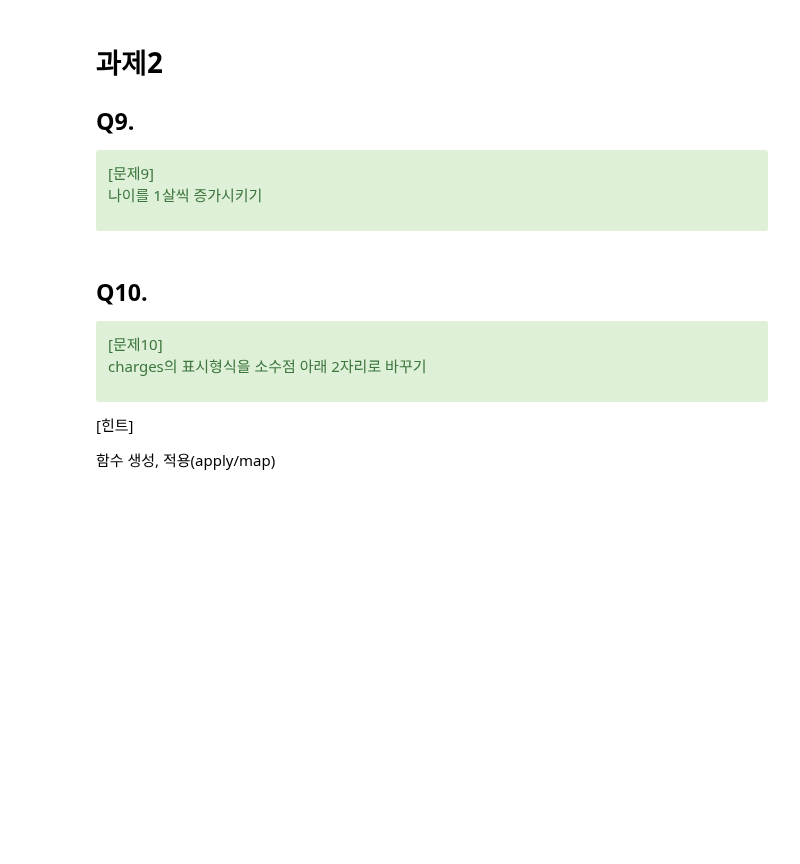
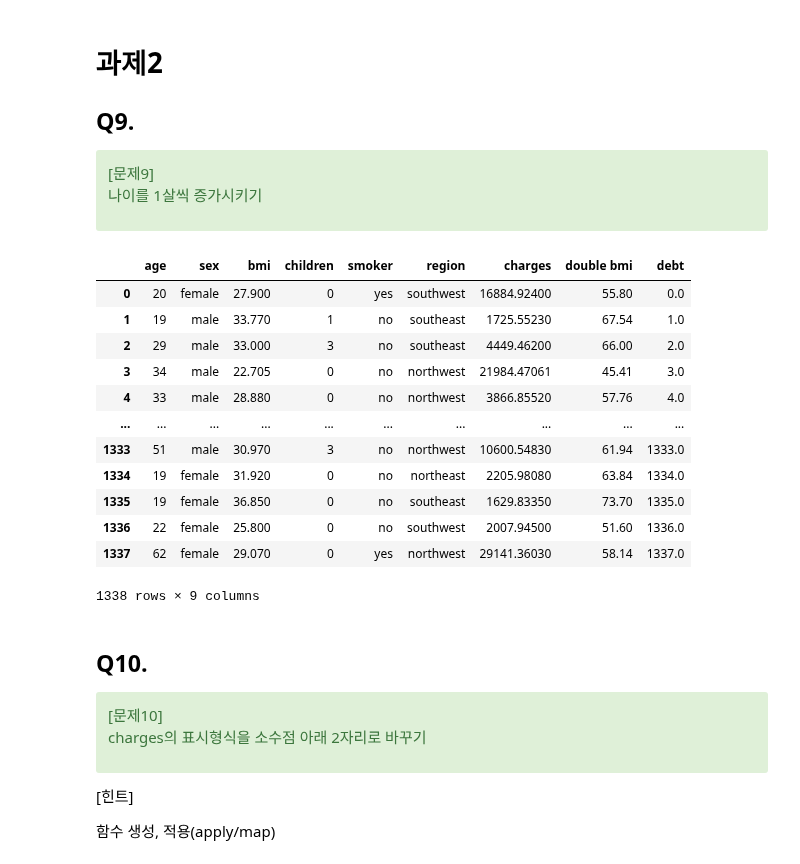
Before and after one commit to jiyoung1634/hipython_rep, a Jupyter notebook: 13_pandas_exercise_skeleton.ipynb, the cells around one changed output. Drawn from its saved outputs; the diff is of its cells as text; code cells hidden in the pictures; blank space fills up the shorter version.

```diff
--- a/13_pandas_exercise_skeleton.ipynb
+++ b/13_pandas_exercise_skeleton.ipynb
@@ -175,6 +239,24 @@ debt                  1
 
 나이를 1살씩 증가시키기
 </div>
+# %%
+for i in range(len(df)):
+    df.loc[i, 'age'] += 1
+df
+# %% [output]
+|  | age | sex | bmi | children | smoker | region | charges | double bmi | debt |
+| 0 | 20 | female | 27.900 | 0 | yes | southwest | 16884.92400 | 55.80 | 0.0 |
+| 1 | 19 | male | 33.770 | 1 | no | southeast | 1725.55230 | 67.54 | 1.0 |
+| 2 | 29 | male | 33.000 | 3 | no | southeast | 4449.46200 | 66.00 | 2.0 |
+| 3 | 34 | male | 22.705 | 0 | no | northwest | 21984.47061 | 45.41 | 3.0 |
+| 4 | 33 | male | 28.880 | 0 | no | northwest | 3866.85520 | 57.76 | 4.0 |
+| ... | ... | ... | ... | ... | ... | ... | ... | ... | ... |
+| 1333 | 51 | male | 30.970 | 3 | no | northwest | 10600.54830 | 61.94 | 1333.0 |
+| 1334 | 19 | female | 31.920 | 0 | no | northeast | 2205.98080 | 63.84 | 1334.0 |
+| 1335 | 19 | female | 36.850 | 0 | no | southeast | 1629.83350 | 73.70 | 1335.0 |
+| 1336 | 22 | female | 25.800 | 0 | no | southwest | 2007.94500 | 51.60 | 1336.0 |
+| 1337 | 62 | female | 29.070 | 0 | yes | northwest | 29141.36030 | 58.14 | 1337.0 |
+1338 rows × 9 columns
 # %% [markdown]
 ## Q10.
 <div class="alert alert-success">
```
Also changed, not shown: parts of 4 cells of this notebook.
